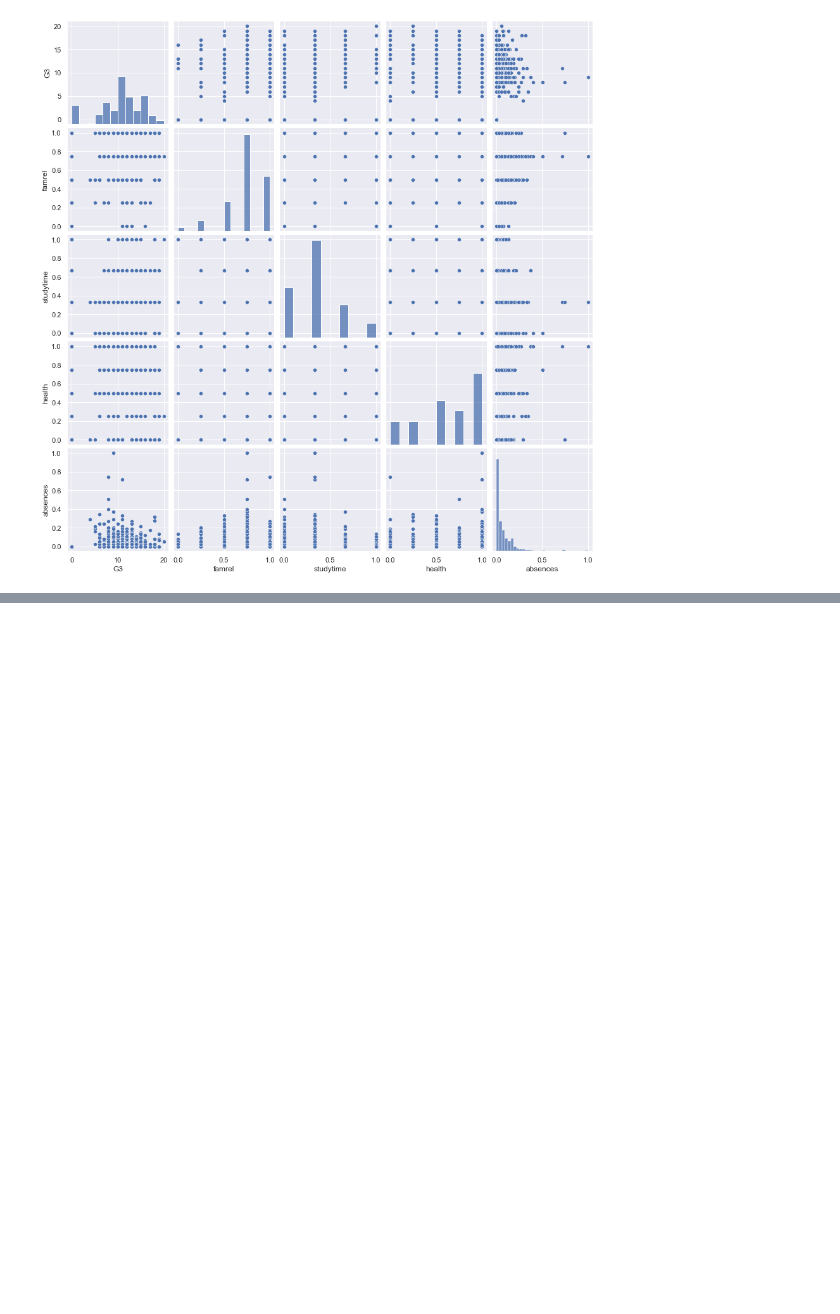
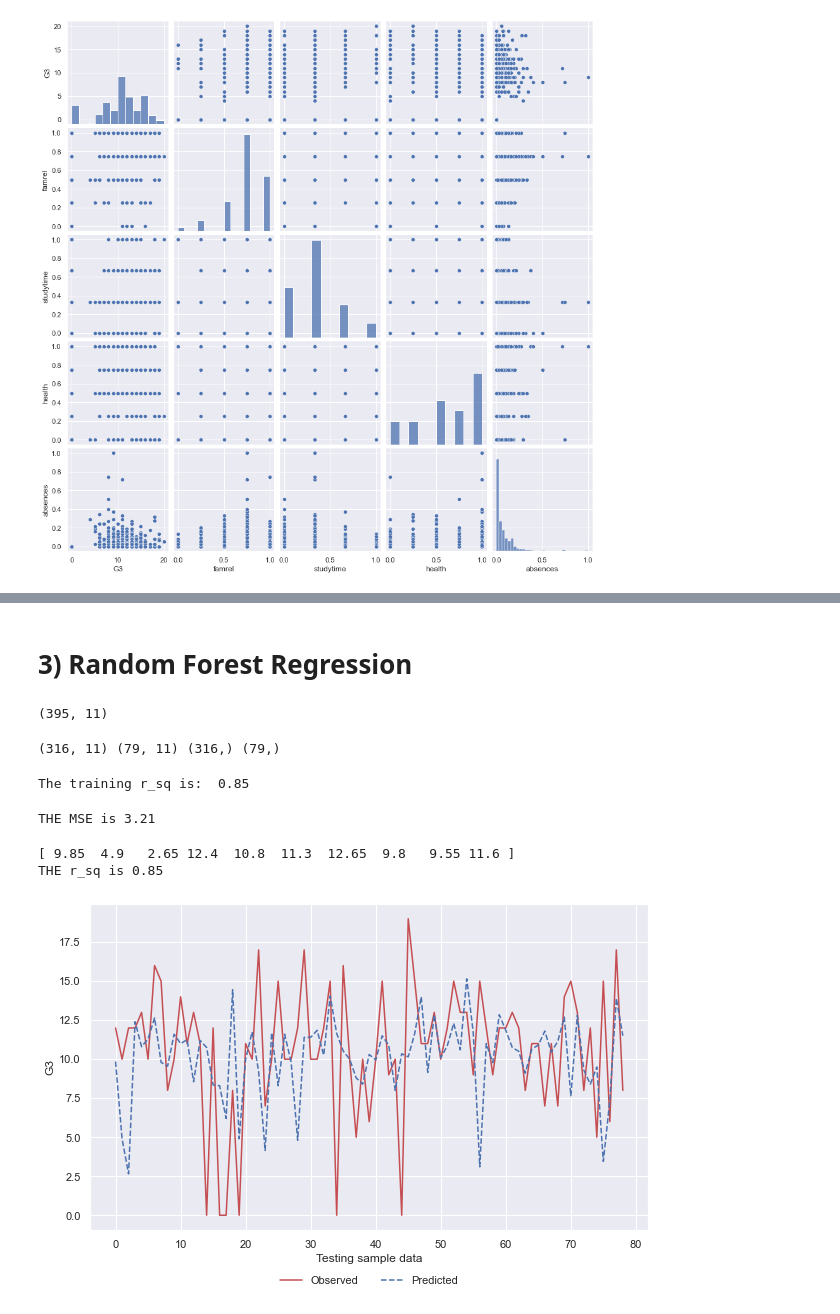
Before and after one commit to Heng-Zi-Hui/DSAI-Mini-Project, a Jupyter notebook: DSAI_Project/MainProject.ipynb, the cells around one changed output, grey strips where cells are left out. Drawn from its saved outputs; the diff is of its cells as text; code cells hidden in the pictures; blank space fills up the shorter version.

```diff
--- a/DSAI_Project/MainProject.ipynb
+++ b/DSAI_Project/MainProject.ipynb
@@ -646,0 +900,58 @@ for var in X_train:
+# %% [markdown]
+# 3) Random Forest Regression
+# %%
+#mainData = pd.read_csv('processedmath.csv')
+#X=mainData.drop(['G1','G2','G3_Grade','grades','school','sex','age'],axis = 1)
+X = pd.DataFrame(mainData[predictors])
+y = mainData['G3']
+X.shape
+# %% [output]
+(395, 11)
+# %%
+#Split dataset
+from sklearn.model_selection import train_test_split
+X_train,X_test,y_train,y_test = train_test_split(X,y,test_size=0.20)
+print(X_train.shape,X_test.shape,y_train.shape,y_test.shape)
+# %% [output]
+(316, 11) (79, 11) (316,) (79,)
+# %%
+#Random Forest Model (import)
+from sklearn.ensemble import RandomForestRegressor
+
+#Instantiation of the model
+model = RandomForestRegressor(n_estimators = 20, random_state = 20)
+# %%
+#Fitting model
+G3_rf = model.fit(X_train,y_train)
+# %%
+from sklearn.metrics import mean_absolute_error, mean_squared_error, explained_variance_score, r2_score
+print('The training r_sq is:  %.2f'% G3_rf.score(X_train,y_train))
+# %% [output]
+The training r_sq is:  0.85
+# %%
+ytrain_pred=G3_rf.predict(X_train)
+#print('THE MAE is %.2f'% mean_absolute_error(y_train, ytrain_pred))
+print('THE MSE is %.2f'% mean_squared_error(y_train, ytrain_pred))
+#print('THE RMSE is %.2f'% np.sqrt(mean_squared_error(y_train, ytrain_pred)))
+#print('THE EVS is %.2f'% explained_variance_score(y_train, ytrain_pred))
+# %% [output]
+THE MSE is 3.21
+# %%
+y_test_pred=G3_rf.predict(X_test)
+print(y_test_pred[:10])
+print('THE r_sq is %.2f'% r2_score(y_train, ytrain_pred))
+# %% [output]
+[ 9.85  4.9   2.65 12.4  10.8  11.3  12.65  9.8   9.55 11.6 ]
+THE r_sq is 0.85
+# %%
+plt.rcParams['figure.figsize'] = (10,6)
+x_ax=range(len(X_test))
+
+plt.plot(x_ax,y_test,label='Observed',color ='r',linestyle ='-')
+plt.plot(x_ax,y_test_pred,label='Predicted',color ='b',linestyle ='--')
+plt.ylabel('G3')
+plt.xlabel('Testing sample data')
+plt.legend(bbox_to_anchor = (0.5,-0.2), loc = 'lower center',ncol= 2, frameon = False)
+plt.show()
+# %% [output]
+[figure, added]
```
Also changed, not shown: parts of 22 cells of this notebook.
